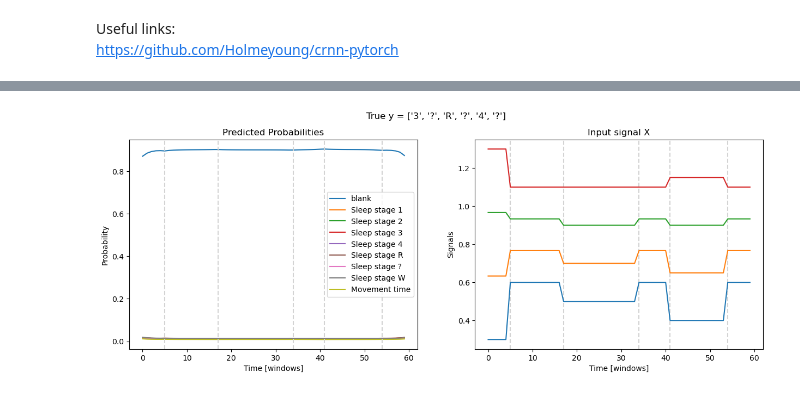
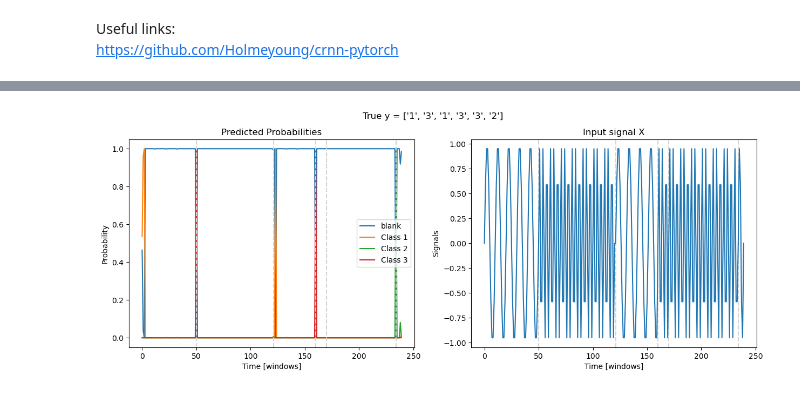
Before and after one commit to Whitesheep18/dlsp, a Jupyter notebook: CTC/sleep_stages_ctc.ipynb, the cells around one changed output, grey strips where cells are left out. Cells and saved outputs as stored; diff of their text form; code cells hidden in the pictures.

```diff
--- a/CTC/sleep_stages_ctc.ipynb
+++ b/CTC/sleep_stages_ctc.ipynb
@@ -87,11 +109,11 @@ class SyntheticSleepDataset(Dataset):
 # %%
 dataset = SyntheticSleepDataset()
 #dataset = SleepDataset('sleep')
-x, y, stage_lengths = dataset[4]
+x, y, stage_lengths = dataset[1]
 plt.plot(x[:, 0], label='feature 1')
-plt.plot(x[:, 1], label='feature 2')
-plt.plot(x[:, 2], label='feature 3')
-plt.plot(x[:, 3], label='feature 4')
+#plt.plot(x[:, 1], label='feature 2')
+#plt.plot(x[:, 2], label='feature 3')
+#plt.plot(x[:, 3], label='feature 4')
 plt.xlabel('time [windows]')
 plt.title(f'{type(dataset).__name__}; y={[dataset.idx_to_sleep_stage[l][-1] for l in y.numpy()]}')
 for stage_length in np.cumsum(stage_lengths):
@@ -122,8 +144,18 @@ def collate_fn(batch):
 
     return X[sort_idx], y[sort_idx], y_lens, stage_lengths
 
+def collate_fn_stacked(batch):
+    X, y, stage_lengths = zip(*batch)
+    X = torch.stack(X)
+    y_lens = [len(yi) for yi in y]
+    y_lens = torch.tensor(y_lens)
+    y = torch.concatenate(y)
+    stage_lengths = torch.concatenate(stage_lengths)
+    return X, y, y_lens, stage_lengths
+
 batch_size=32
 train_loader = torch.utils.data.DataLoader(train, batch_size=batch_size, shuffle=True, collate_fn=collate_fn)
+valid_loader = torch.utils.data.DataLoader(validation, batch_size=batch_size, shuffle=False, collate_fn=collate_fn)
 X, y, y_lens, stage_lengths = next(iter(train_loader))
 
 print(X.shape, y.shape, y_lens.shape, len(stage_lengths))
@@ -158,11 +218,12 @@ torch.Size([32, 7])
 # %%
 from tqdm import tqdm
-epochs = 100
-model = CTCNetwork(num_features=X.shape[-1], num_classes=dataset.num_classes)
-optimizer = torch.optim.SGD(model.parameters(), lr=10**(-4), momentum=0.9)
+epochs = 500
+model = CTCNetworkCNN(num_features=X.shape[-1], num_classes=dataset.num_classes)
+#optimizer = torch.optim.SGD(model.parameters(), lr=10**(-4), momentum=0.9)
+optimizer = torch.optim.Adam(model.parameters(), lr=10**(-3))
 model.train()
-ctc_loss = nn.CTCLoss()
-losses = []
+ctc_loss = nn.CTCLoss(blank=0, zero_infinity=True, reduction='mean')
+losses, val_losses = [], []
 num_steps = len(train_loader)*epochs
 epoch = 1
 with tqdm(range(num_steps)) as pbar:
@@ -171,15 +232,20 @@ with tqdm(range(num_steps)) as pbar:
         optimizer.zero_grad()
         emissions = model(X)
         input_lengths = torch.full(size=(X.shape[0],), fill_value=X.shape[1], dtype=torch.long)
-        loss = ctc_loss(emissions.permute(1, 0, 2), y, input_lengths, y_lens)
+        loss = ctc_loss(emissions.permute(1, 0, 2), y, input_lengths, y_lens, )
         loss.backward()
         optimizer.step()
 
         # Report
         if step % 20 ==0 :
             loss = loss.detach().cpu()
-            pbar.set_description(f"epoch={epoch}, step={step}, loss={loss:.1f}")
+            pbar.set_description(f"epoch={epoch}, step={step :5}, loss={loss:.2f}")
 
         if (step+1) % len(train_loader) == 0:
             epoch += 1
             losses.append(loss.item())
+            model.eval()
+            with torch.no_grad():
+                X, y, y_lens, stage_lengths = next(iter(valid_loader))
+                val_losses.append(ctc_loss(model(X).permute(1, 0, 2), y, input_lengths, y_lens))
+            model.train()
@@ -214,32 +264,33 @@ tensor([[  3,   6,   6,   2,   2,   2,   5],
 # %%
 import matplotlib.pyplot as plt
 val_loader = torch.utils.data.DataLoader(validation, batch_size=32, shuffle=True, collate_fn=collate_fn)
 X, y, y_lens, stage_lengths = next(iter(val_loader))
 
 model.eval()
 emissions = model(X)
 
 id = 6
 
 fig, axs = plt.subplots(1, 2, figsize=(15, 5))
 
 probs = np.exp(emissions[id].detach().numpy())
 for i in range(probs.shape[1]):
     times = np.arange(probs.shape[0])
     axs[0].plot(times, probs[:, i], label=dataset.idx_to_sleep_stage[i] if i != 0 else 'blank')
-preds = [dataset.idx_to_sleep_stage[l][-1] for l in y[id][:y_lens[id]].numpy()]
+#preds = [dataset.idx_to_sleep_stage[l][-1] for l in y[sum(y_lens[:id]):sum(y_lens[:id])+y_lens[id]].numpy()]
+preds = [dataset.idx_to_sleep_stage[l][-1] for l in y[id][:y_lens[id].item()].numpy()]
 fig.suptitle(f'True y = {preds}')
 axs[0].set_title('Predicted Probabilities')
 axs[0].set_ylabel('Probability')
 axs[0].set_xlabel('Time [windows]')
 for stage_length in np.cumsum(stage_lengths[id])[:-1]:
     axs[0].axvline(x=stage_length, color='lightgrey', linestyle='--')
     axs[1].axvline(x=stage_length, color='lightgrey', linestyle='--')
 axs[0].legend()
 axs[1].plot(X[id].numpy())
 axs[1].set_title('Input signal X')
 axs[1].set_ylabel('Signals')
 axs[1].set_xlabel('Time [windows]')
 plt.show()
 # %% [output]
-[figure, old version]
+[figure, new version]
```
Also changed, not shown: parts of 14 cells of this notebook, 2 other files.
